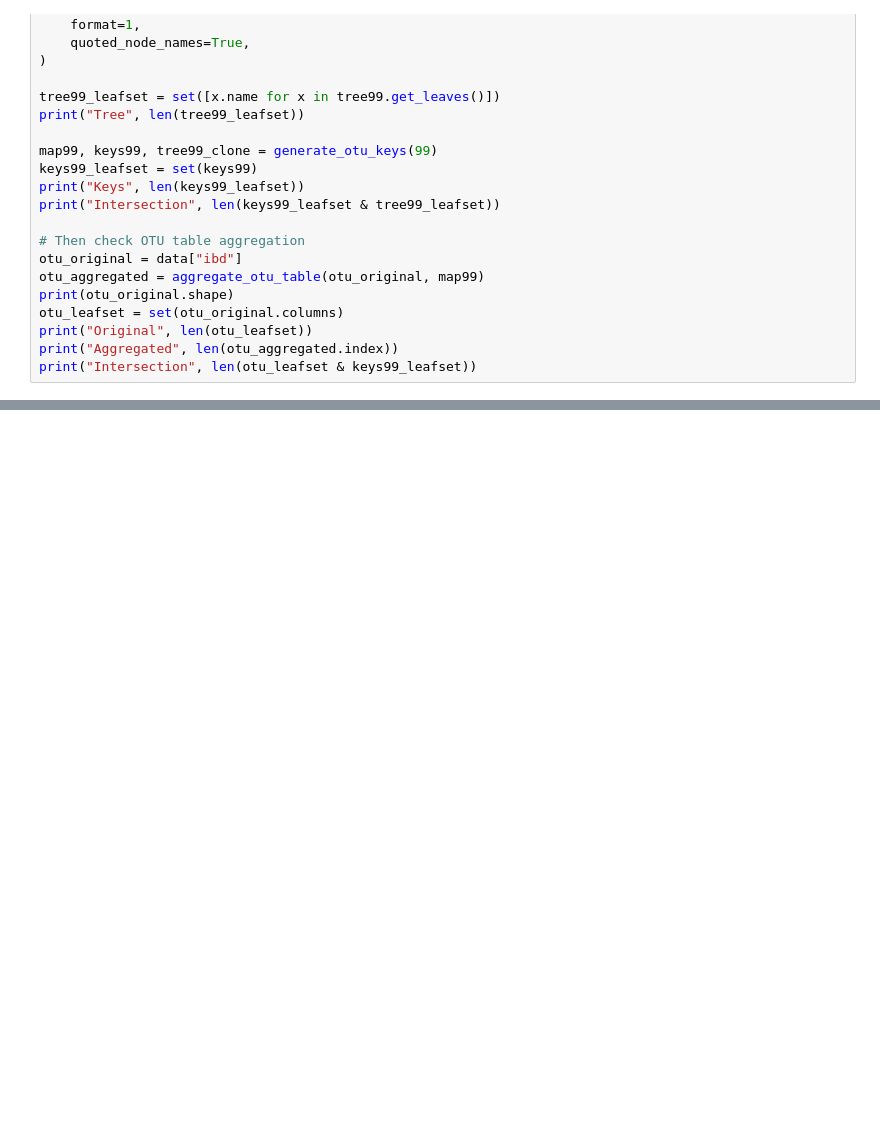
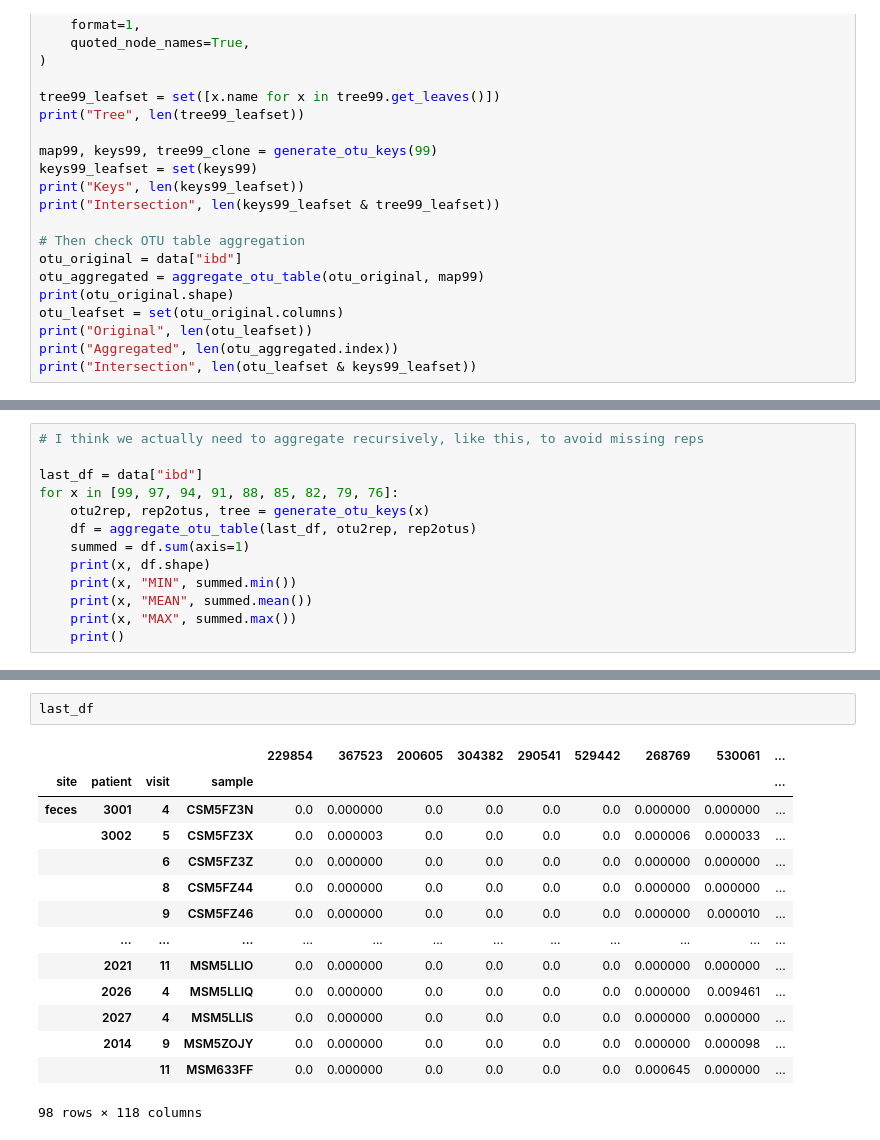
Before and after one commit to pchlenski/phylosig, a Jupyter notebook: 09_similarity_cutoff.ipynb, the cells around one changed output, grey strips where cells are left out. Cells and saved outputs as stored; diff of their text form; blank space fills up the shorter version.

```diff
--- a/09_similarity_cutoff.ipynb
+++ b/09_similarity_cutoff.ipynb
@@ -219,0 +206,13 @@ tree99_leafset - keys99_leafset
+# %%
+# I think we actually need to aggregate recursively, like this, to avoid missing reps
+
+last_df = data["ibd"]
+for x in [99, 97, 94, 91, 88, 85, 82, 79, 76]:
+    otu2rep, rep2otus, tree = generate_otu_keys(x)
+    df = aggregate_otu_table(last_df, otu2rep, rep2otus)
+    summed = df.sum(axis=1)
+    print(x, df.shape)
+    print(x, "MIN", summed.min())
+    print(x, "MEAN", summed.mean())
+    print(x, "MAX", summed.max())
+    print()
@@ -219,0 +257,17 @@ tree99_leafset - keys99_leafset
+# %%
+last_df
+# %% [output]
+|  |  |  |  | 229854 | 367523 | 200605 | 304382 | 290541 | 529442 | 268769 | 530061 | ... |
+| site | patient | visit | sample |  |  |  |  |  |  |  |  | ... |
+| feces | 3001 | 4 | CSM5FZ3N | 0.0 | 0.000000 | 0.0 | 0.0 | 0.0 | 0.0 | 0.000000 | 0.000000 | ... |
+|  | 3002 | 5 | CSM5FZ3X | 0.0 | 0.000003 | 0.0 | 0.0 | 0.0 | 0.0 | 0.000006 | 0.000033 | ... |
+|  |  | 6 | CSM5FZ3Z | 0.0 | 0.000000 | 0.0 | 0.0 | 0.0 | 0.0 | 0.000000 | 0.000000 | ... |
+|  |  | 8 | CSM5FZ44 | 0.0 | 0.000000 | 0.0 | 0.0 | 0.0 | 0.0 | 0.000000 | 0.000000 | ... |
+|  |  | 9 | CSM5FZ46 | 0.0 | 0.000000 | 0.0 | 0.0 | 0.0 | 0.0 | 0.000000 | 0.000010 | ... |
+|  | ... | ... | ... | ... | ... | ... | ... | ... | ... | ... | ... | ... |
+|  | 2021 | 11 | MSM5LLIO | 0.0 | 0.000000 | 0.0 | 0.0 | 0.0 | 0.0 | 0.000000 | 0.000000 | ... |
+|  | 2026 | 4 | MSM5LLIQ | 0.0 | 0.000000 | 0.0 | 0.0 | 0.0 | 0.0 | 0.000000 | 0.009461 | ... |
+|  | 2027 | 4 | MSM5LLIS | 0.0 | 0.000000 | 0.0 | 0.0 | 0.0 | 0.0 | 0.000000 | 0.000000 | ... |
+|  | 2014 | 9 | MSM5ZOJY | 0.0 | 0.000000 | 0.0 | 0.0 | 0.0 | 0.0 | 0.000000 | 0.000098 | ... |
+|  |  | 11 | MSM633FF | 0.0 | 0.000000 | 0.0 | 0.0 | 0.0 | 0.0 | 0.000645 | 0.000000 | ... |
+98 rows × 118 columns
```
Also changed, not shown: parts of 17 cells of this notebook, 2 other files.
